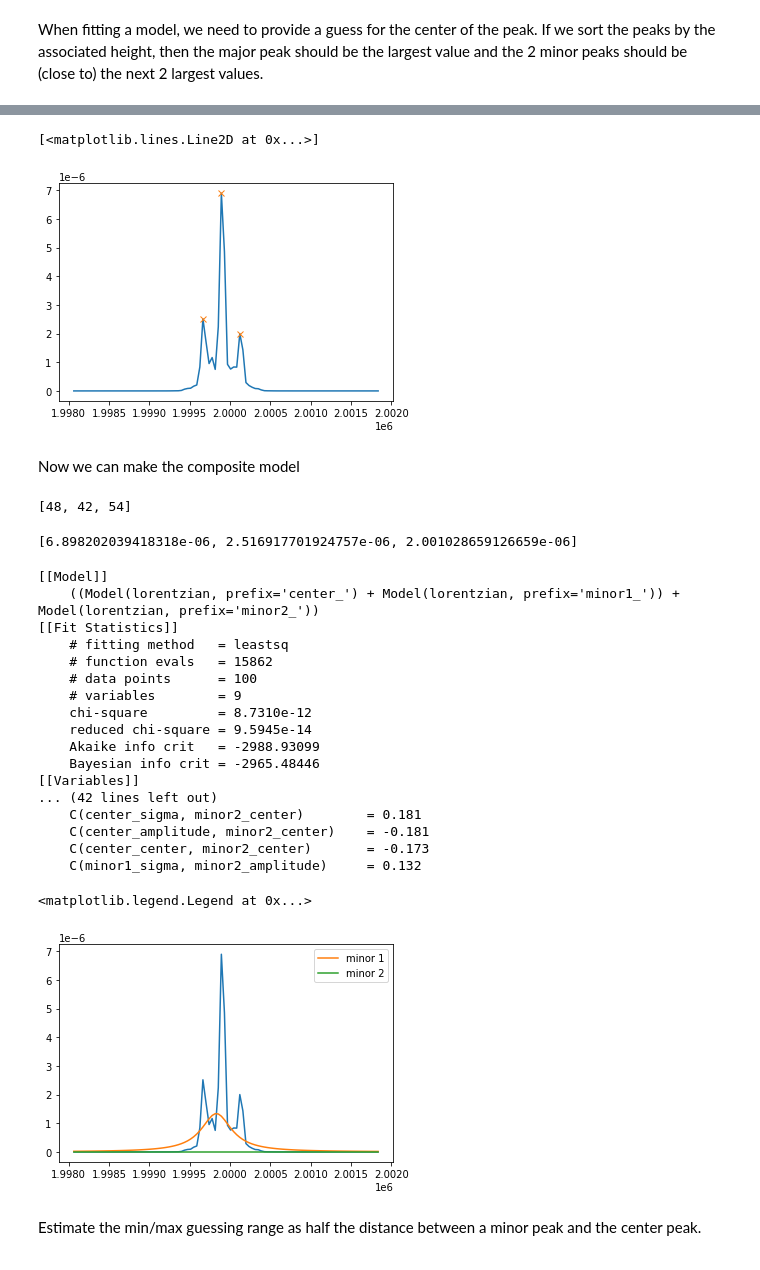
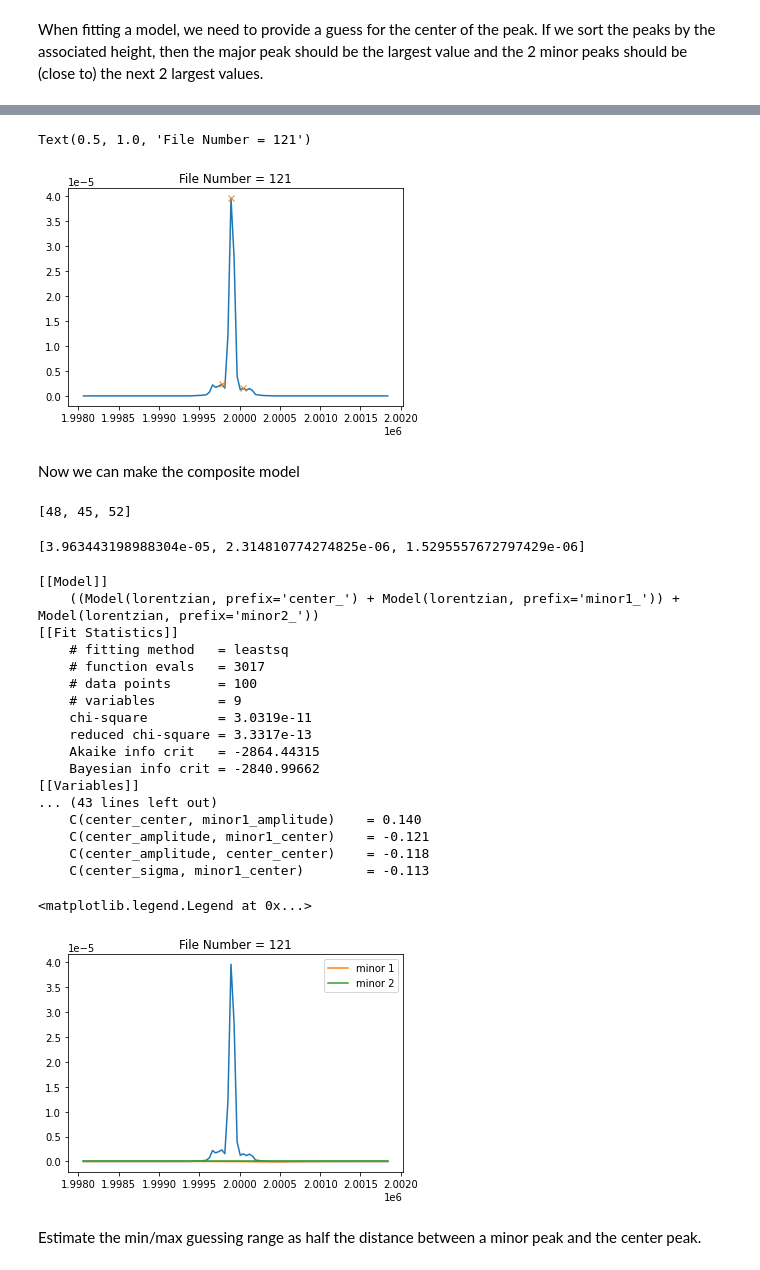
Before and after one commit to nurriol2/peak_fitting, a Jupyter notebook: lorentzian_peak_fitting.ipynb, the cells around one changed output, grey strips where cells are left out. Cells and saved outputs as stored; diff of their text form; code cells hidden in the pictures.

```diff
--- a/lorentzian_peak_fitting.ipynb
+++ b/lorentzian_peak_fitting.ipynb
@@ -361,12 +361,15 @@ For heterodyne data, we care about the two minor peaks that appear on either sid
 # Plot a heterodyne spectra to visualize the left and right peaks
 
 window_size = 100
+#random_filenumber = np.random.randint(1, 125)
+random_filenumber = 121
 
-het1 = load_csv_file("/content/heterodyne/het_st80_17.CSV", "V^2/Hz")
+het1 = load_csv_file(f"/content/heterodyne/het_st80_{random_filenumber}.CSV", "V^2/Hz")
 
 het1_freq = center_zoom(het1["Frequency (Hz)"], window_size)
-het1_spectra = center_zoom(het1["Spectra (V^2/Hz)"], window_size)
+het1_spectra = center_zoom(het1["Spectral Density (V^2/Hz)"], window_size)
 
 plt.plot(het1_freq, het1_spectra)
+plt.title(f"File Number = {random_filenumber}")
 plt.show()
 # %% [output]
@@ -376,8 +379,8 @@ Might have to tweak the `rel_height` parameter to get the desired minor peaks.
 # %%
-# Threshold for minor peak heights relative to the center, major peak height
-rel_height = 0.05
-peaks, _ = find_peaks(het1_spectra, height=rel_height*het1_spectra.max())
+#peaks, _ = find_peaks(het1_spectra, height=het1_spectra.max())
+peaks, _ = find_peaks(het1_spectra)
 plt.plot(het1_freq, het1_spectra)
 plt.plot(het1_freq.to_numpy()[peaks], het1_spectra.to_numpy()[peaks], "x")
+plt.title(f"File Number = {random_filenumber}")
 plt.show()
 # %% [output]
@@ -385,5 +388,25 @@ plt.show()
 # %% [markdown]
 When fitting a model, we need to provide a guess for the center of the peak. If we sort the peaks by the associated height, then the major peak should be the largest value and the 2 minor peaks should be (close to) the next 2 largest values.
+# %%
+def peak_selection(heights_and_indices):
+    """
+    Select one peak on either side of a central peak.
+    """
+
+    heights_and_indices.sort(key=lambda pair : pair[0], reverse=True)
+
+    center_height, center_idx = heights_and_indices[0]
+    height_a, idx_a = heights_and_indices[1]
+
+    b = None
+    # The next tallest peak is left of center
+    if idx_a < center_idx:
+        b = next(pair for pair in heights_and_indices[2:] if pair[1] > center_idx)
+    # The next tallest peak is right of center
+    else:
+        b = next(pair for pair in heights_and_indices[2:] if pair[1] < center_idx)
+
+    return [(center_height, center_idx), (height_a, idx_a), (b)]
 # %%
 heights_and_indices = list(zip(het1_spectra.to_numpy()[peaks], peaks))
 heights_and_indices.sort(key=lambda pair : pair[0], reverse=True)
@@ -397,12 +434,14 @@ heights_and_indices
 # %%
-desired_heights = [pair[0] for pair in heights_and_indices[:3]]
-desired_indices = [pair[1] for pair in heights_and_indices[:3]]
+desired_heights = [pair[0] for pair in peak_selection(heights_and_indices)]
+desired_indices = [pair[1] for pair in peak_selection(heights_and_indices)]
+
 
 plt.plot(het1_freq, het1_spectra)
 plt.plot(het1_freq.to_numpy()[desired_indices], desired_heights, "x")
+plt.title(f"File Number = {random_filenumber}")
 # %% [output]
-[<matplotlib.lines.Line2D at 0x...>]
+Text(0.5, 1.0, 'File Number = 121')
-[figure, old version]
+[figure, new version]
 # %% [markdown]
 Now we can make the composite model
 # %%
@@ -411,11 +450,11 @@ hspec = het1_spectra.to_numpy()
 # %%
 desired_indices
 # %% [output]
-[48, 42, 54]
+[48, 45, 52]
 # %%
 desired_heights
 # %% [output]
-[6.898202039418318e-06, 2.516917701924757e-06, 2.001028659126659e-06]
+[3.963443198988304e-05, 2.314810774274825e-06, 1.5295557672797429e-06]
 # %%
 cent_model = LorentzianModel(prefix="center_")
 pars = cent_model.guess(hspec, x=hfreq)
@@ -447,28 +486,30 @@ print(out.fit_report())
     ((Model(lorentzian, prefix='center_') + Model(lorentzian, prefix='minor1_')) + Model(lorentzian, prefix='minor2_'))
 [[Fit Statistics]]
     # fitting method   = leastsq
-    # function evals   = 15862
+    # function evals   = 3017
     # data points      = 100
     # variables        = 9
-    chi-square         = 8.7310e-12
-    reduced chi-square = 9.5945e-14
-    Akaike info crit   = -2988.93099
-    Bayesian info crit = -2965.48446
+    chi-square         = 3.0319e-11
+    reduced chi-square = 3.3317e-13
+    Akaike info crit   = -2864.44315
+    Bayesian info crit = -2840.99662
 [[Variables]]
-... (42 lines left out)
-    C(center_sigma, minor2_center)        = 0.181
-    C(center_amplitude, minor2_center)    = -0.181
-    C(center_center, minor2_center)       = -0.173
-    C(minor1_sigma, minor2_amplitude)     = 0.132
+... (43 lines left out)
+    C(center_center, minor1_amplitude)    = 0.140
+    C(center_amplitude, minor1_center)    = -0.121
+    C(center_amplitude, center_center)    = -0.118
+    C(center_sigma, minor1_center)        = -0.113
 # %%
 plt.plot(hfreq, hspec)
 #plt.plot(hfreq, out.best_fit)
 plt.plot(hfreq, components["minor1_"], label="minor 1")
 plt.plot(hfreq, components["minor2_"], label="minor 2")
+
+plt.title(f"File Number = {random_filenumber}")
 plt.legend()
 # %% [output]
 <matplotlib.legend.Legend at 0x...>
-[figure, old version]
+[figure, new version]
 # %% [markdown]
 Estimate the min/max guessing range as half the distance between a minor peak and the center peak.
 # %%
```
Also changed, not shown: parts of 15 cells of this notebook.
